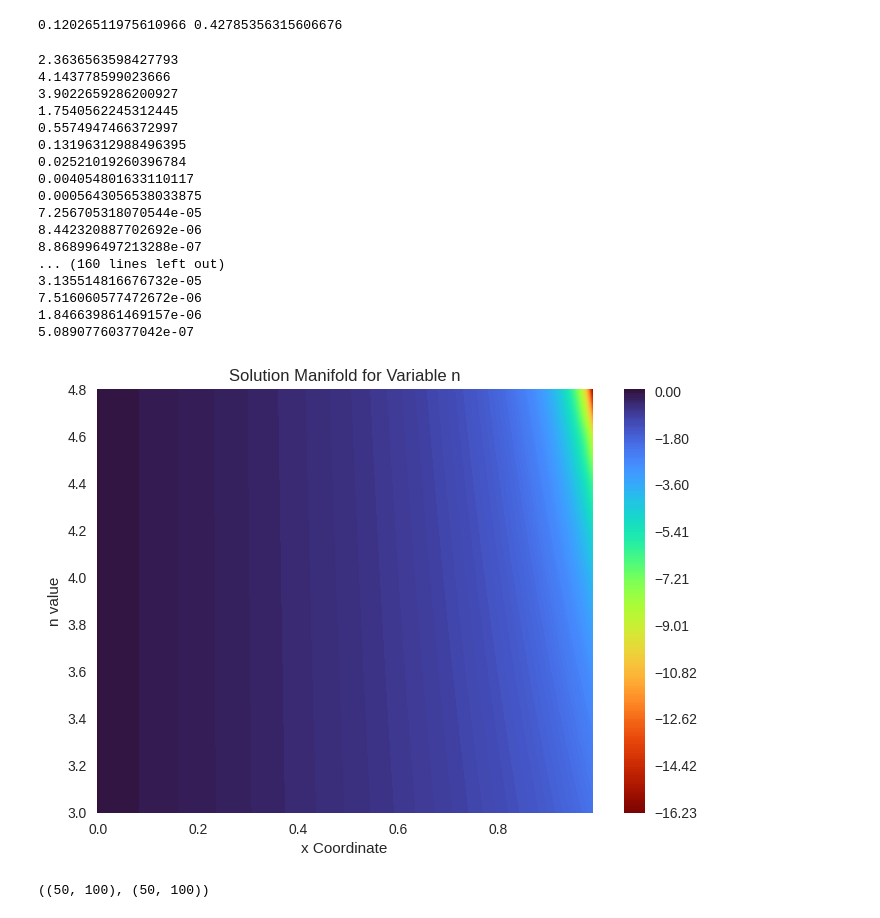
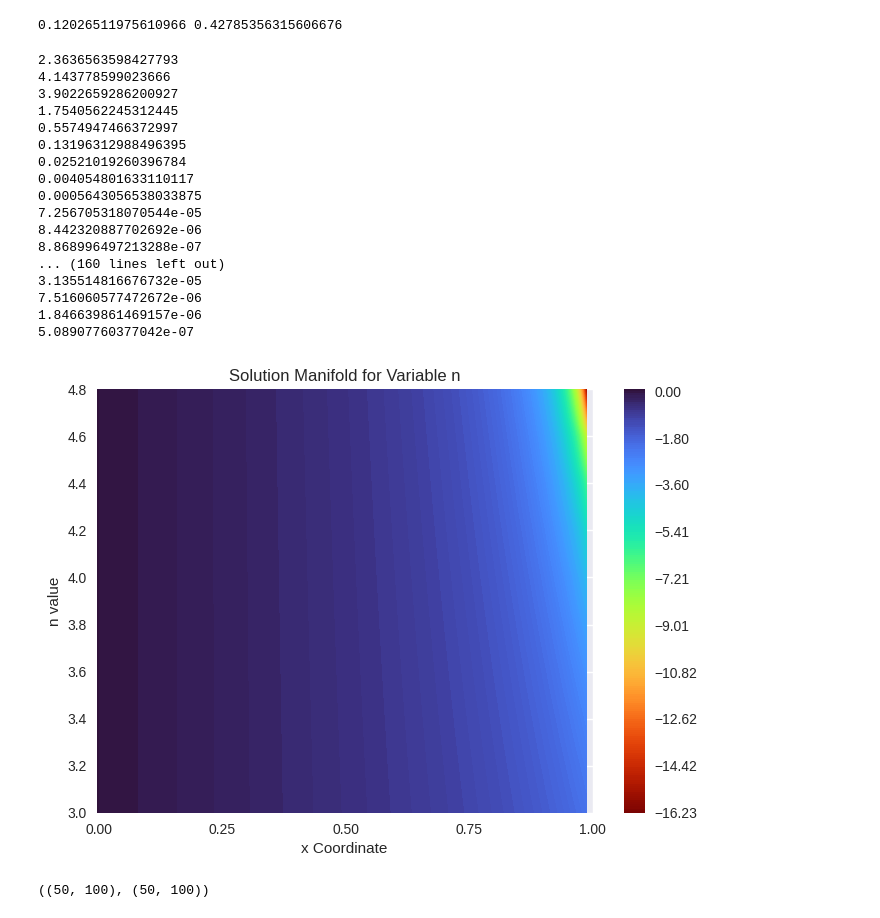
Before and after one commit to alizma/APMA1940Y-FinalProject, a Jupyter notebook: func_explo.ipynb, the cells around one changed output. Cells and saved outputs as stored; diff of their text form; code cells hidden in the pictures.

```diff
--- a/func_explo.ipynb
+++ b/func_explo.ipynb
@@ -95,8 +95,10 @@ def exactnl(n, x):
 # %%
 from scipy import integrate
 
-def integratornl1param(n, x):
+def integratornl1param(n, x, method):
     def _integrator(t, Y):
         return [Y[1], -n * Y[0] * Y[1]]
 
-    return integrate.solve_ivp(_integrator, t_span=[min(x), max(x)], y0=[0, -1], t_eval=x).y[0, :] # , method='Radau'
+    res = integrate.solve_ivp(_integrator, t_span=[min(x), max(x)], y0=[0, -1], t_eval=x, method=method) # , method='Radau'
+    return res.t, res.y[0, :]
+    #return integrate.solve_ivp(_integrator, t_span=[min(x), max(x)], y0=[0, -1], t_eval=x, method=method).y[0, :] # , method='Radau'
@@ -136,0 +215,28 @@ plt.legend()
+# %%
+l2_errors = {"RK23": [], "RK45": [], "BDF": [], "LSODA": [], "Radau": []}
+l2_wavelets = []
+JMAX = 9
+n = 4
+
+for J in range(1, JMAX):
+    y, x = wavelet_solve(J, n)
+
+    #yexact = - np.tan(x)
+    yexact = exactnl(n, x)
+
+    l2_wavelet = L2_error(y, yexact)
+    l2_wavelets.append(l2_wavelet)
+    #ax.plot()
+
+    for method in ["RK23", "RK45", "BDF", "LSODA", "Radau"]:
+
+        #integrator_soln = integrate.solve_ivp(_integrator, t_span=[min(x), max(x)], t_eval=x, y0=[0, -1], method=method) # , t_eval=x
+        #integrator_soln = integrate.solve_ivp(_integrator, t_span=[0, 1], y0=[0, -1], method=method)
+        xs, spysoln = integratornl1param(n, x, method)
+
+        yexactfull = exactnl(n, xs)
+        #print(integrator_soln.t.shape)
+        #y_exactfull = -np.tan(xs)
+#        err = L2_error(yexact, integrator_soln.y[0, :])
+        err = L2_error(yexact, spysoln)
+        l2_errors[method].append(err)
@@ -177,34 +318,36 @@ evals_lib = np.array(evals_lib)
 evals_wavelets = np.array(evals_wavelets)
 #evals.shape, X.shape, N.shape
 #fig, ax = plt.subplots(subplot_kw = dict(projection="3d"), constrained_layout=1)
 fig1, ax2 = plt.subplots()
 
 #ax.plot_surface(X, N, evals)
 cs = ax2.contourf(X, N, evals, 250, cmap=cm.turbo_r)
 plt.xlabel("x Coordinate")
 plt.ylabel("n value")
 plt.title("Solution Manifold for Variable n")
+plt.xticks(np.linspace(0, 1, 5))
+
 v1 = np.linspace(evals.min(), evals.max(), 10, endpoint=True)
 cbar = plt.colorbar(cs, ticks=v1)
 # %% [output]
 2.3636563598427793
 4.143778599023666
 3.9022659286200927
 1.7540562245312445
 0.5574947466372997
 0.13196312988496395
 0.02521019260396784
 0.004054801633110117
 0.0005643056538033875
 7.256705318070544e-05
 8.442320887702692e-06
 8.868996497213288e-07
 ... (160 lines left out)
 3.135514816676732e-05
 7.516060577472672e-06
 1.846639861469157e-06
 5.08907760377042e-07
-[figure, old version]
+[figure, new version]
 # %%
 evals.shape, evals_lib.shape
 # %% [output]
```
Also changed, not shown: parts of 10 cells of this notebook, 11 other files.
